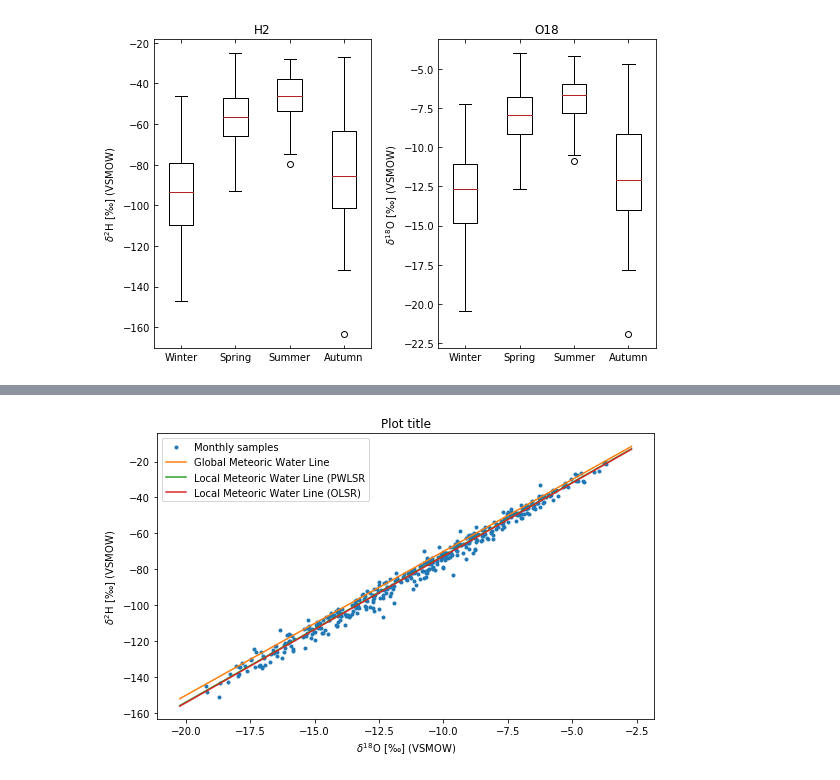
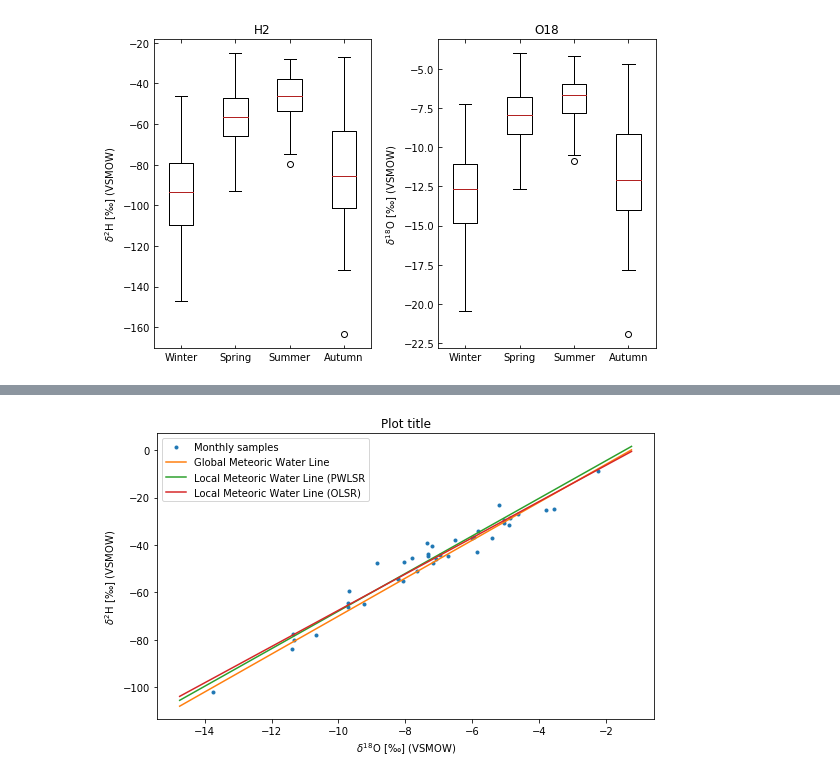
Before and after one commit to tr1813/ice-in-caves, a Jupyter notebook: ipynb/GNIP_isotopes.ipynb, the cells around one changed output, grey strips where cells are left out. Cells and saved outputs as stored; diff of their text form; code cells hidden in the pictures.

Commit message:
bulk download of wiser data
enables country overview and plotting by specific station

```diff
--- a/ipynb/GNIP_isotopes.ipynb
+++ b/ipynb/GNIP_isotopes.ipynb
@@ -13,0 +16,2 @@ graz = gnip.csv_read("../dat/wiser_gnip-monthly-at-gnipmat02.csv")
+# %%
+slov = gnip.csv_read("../dat/wiser_bulkdata_slo.csv")
@@ -36,5 +64,4 @@ gnip.LMWL_plotter(graz,filename="../fig/GNIP/graz_LWML.pdf")
-# %%
-garmisch = gnip.csv_read("../dat/wiser_gnip-monthly-de-gnipmde02.csv")
-gnip.LMWL_plotter(garmisch,filename="../fig/GNIP/garmish_LWML.pdf")
-# %% [output]
-[figure, removed]
+# %%
+gnip.LMWL_plotter(slov,'KOZINA',filename="../fig/GNIP/kozina_LWML.pdf")
+# %% [output]
+[figure, added]
```
Also changed, not shown: parts of 8 cells of this notebook, 1 other file.
